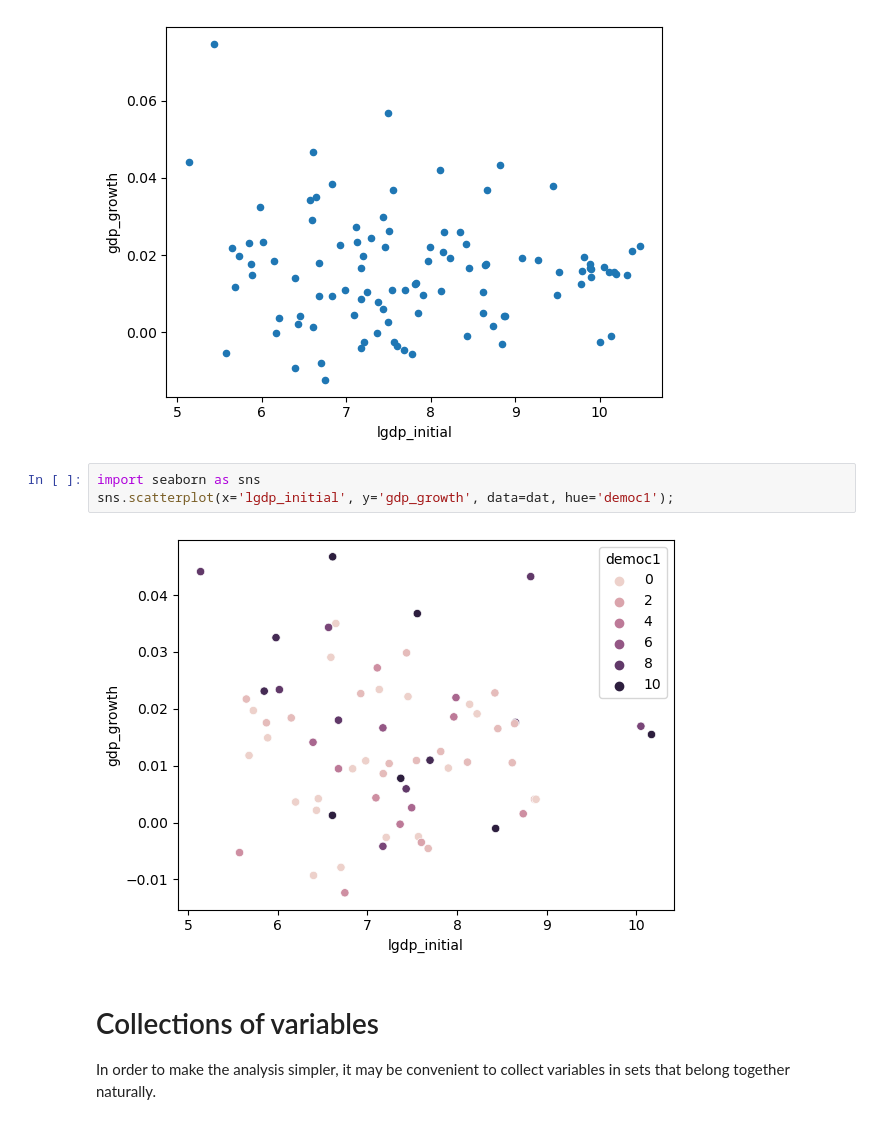
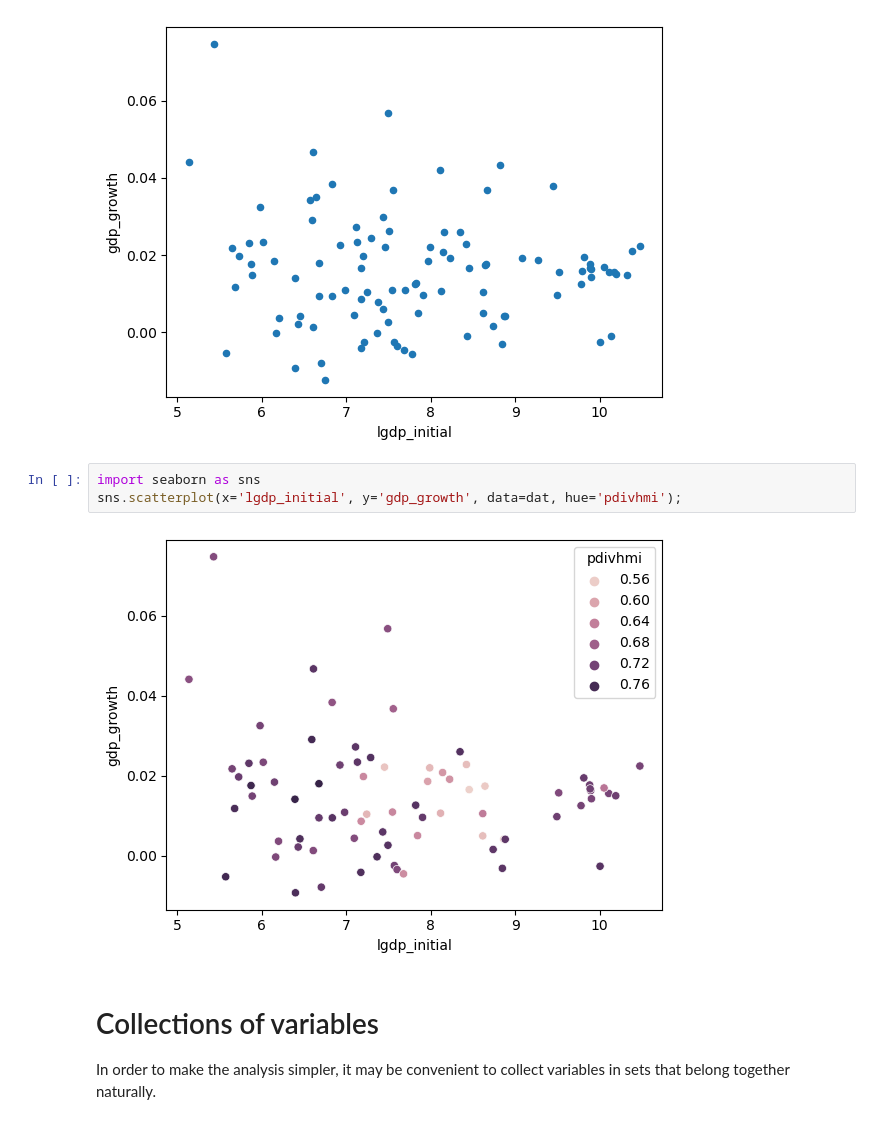
Before and after one commit to lkh927/AME-2024-Projects, a Jupyter notebook: Project 2/getting_started.ipynb, the cells around one changed output. Cells and saved outputs as stored; diff of their text form.

```diff
--- a/Project 2/getting_started.ipynb
+++ b/Project 2/getting_started.ipynb
@@ -24,9 +24,9 @@ dat.plot.scatter(x='lgdp_initial', y='gdp_growth');
 [figure]
 # %%
 import seaborn as sns
-sns.scatterplot(x='lgdp_initial', y='gdp_growth', data=dat, hue='democ1');
+sns.scatterplot(x='lgdp_initial', y='gdp_growth', data=dat, hue='pdivhmi');
 # %% [output]
-[figure, old version]
+[figure, new version]
 # %% [markdown]
 # Collections of variables
 
```
